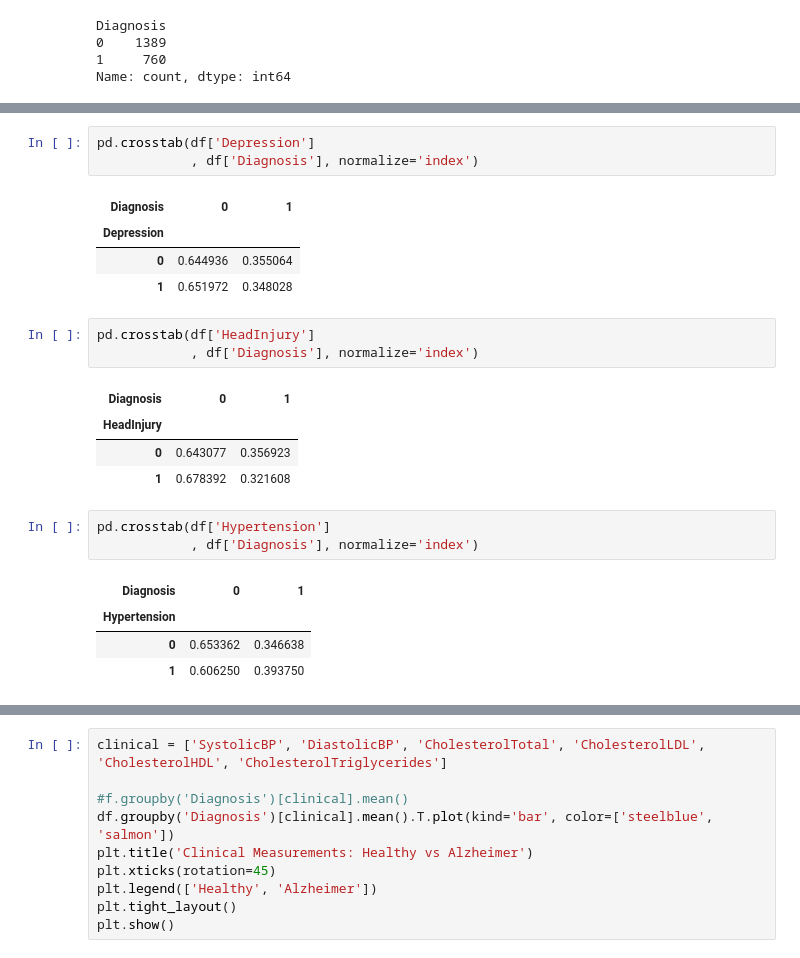
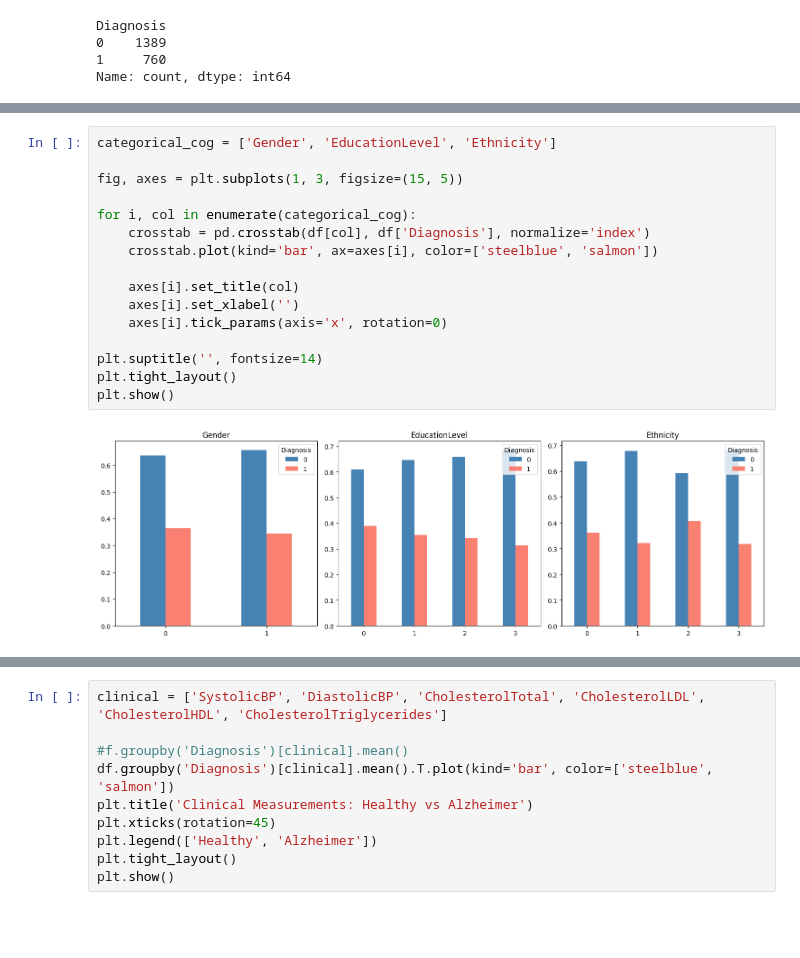
Before and after one commit to JanaMakary/Factors-Associated-with-Alzheimer-s, a Jupyter notebook: analysis.ipynb, the cells around one changed output, grey strips where cells are left out. Saved outputs shown, nothing was run; the diff lists cells and outputs as text; blank space fills up the shorter version.

```diff
--- a/analysis.ipynb
+++ b/analysis.ipynb
@@ -310,24 +216,18 @@ pd.crosstab(df['Diabetes']
-# %%
-pd.crosstab(df['Depression']
-            , df['Diagnosis'], normalize='index')
-# %% [output]
-| Diagnosis | 0 | 1 |
-| Depression |  |  |
-| 0 | 0.644936 | 0.355064 |
-| 1 | 0.651972 | 0.348028 |
-# %%
-pd.crosstab(df['HeadInjury']
-            , df['Diagnosis'], normalize='index')
-# %% [output]
-| Diagnosis | 0 | 1 |
-| HeadInjury |  |  |
-| 0 | 0.643077 | 0.356923 |
-| 1 | 0.678392 | 0.321608 |
-# %%
-pd.crosstab(df['Hypertension']
-            , df['Diagnosis'], normalize='index')
-# %% [output]
-| Diagnosis | 0 | 1 |
-| Hypertension |  |  |
-| 0 | 0.653362 | 0.346638 |
-| 1 | 0.606250 | 0.393750 |
+# %%
+categorical_cog = ['Gender', 'EducationLevel', 'Ethnicity']
+
+fig, axes = plt.subplots(1, 3, figsize=(15, 5))
+
+for i, col in enumerate(categorical_cog):
+    crosstab = pd.crosstab(df[col], df['Diagnosis'], normalize='index')
+    crosstab.plot(kind='bar', ax=axes[i], color=['steelblue', 'salmon'])
+
+    axes[i].set_title(col)
+    axes[i].set_xlabel('')
+    axes[i].tick_params(axis='x', rotation=0)
+
+plt.suptitle('', fontsize=14)
+plt.tight_layout()
+plt.show()
+# %% [output]
+[figure, added]
```
Also changed, not shown: parts of 19 cells of this notebook.
